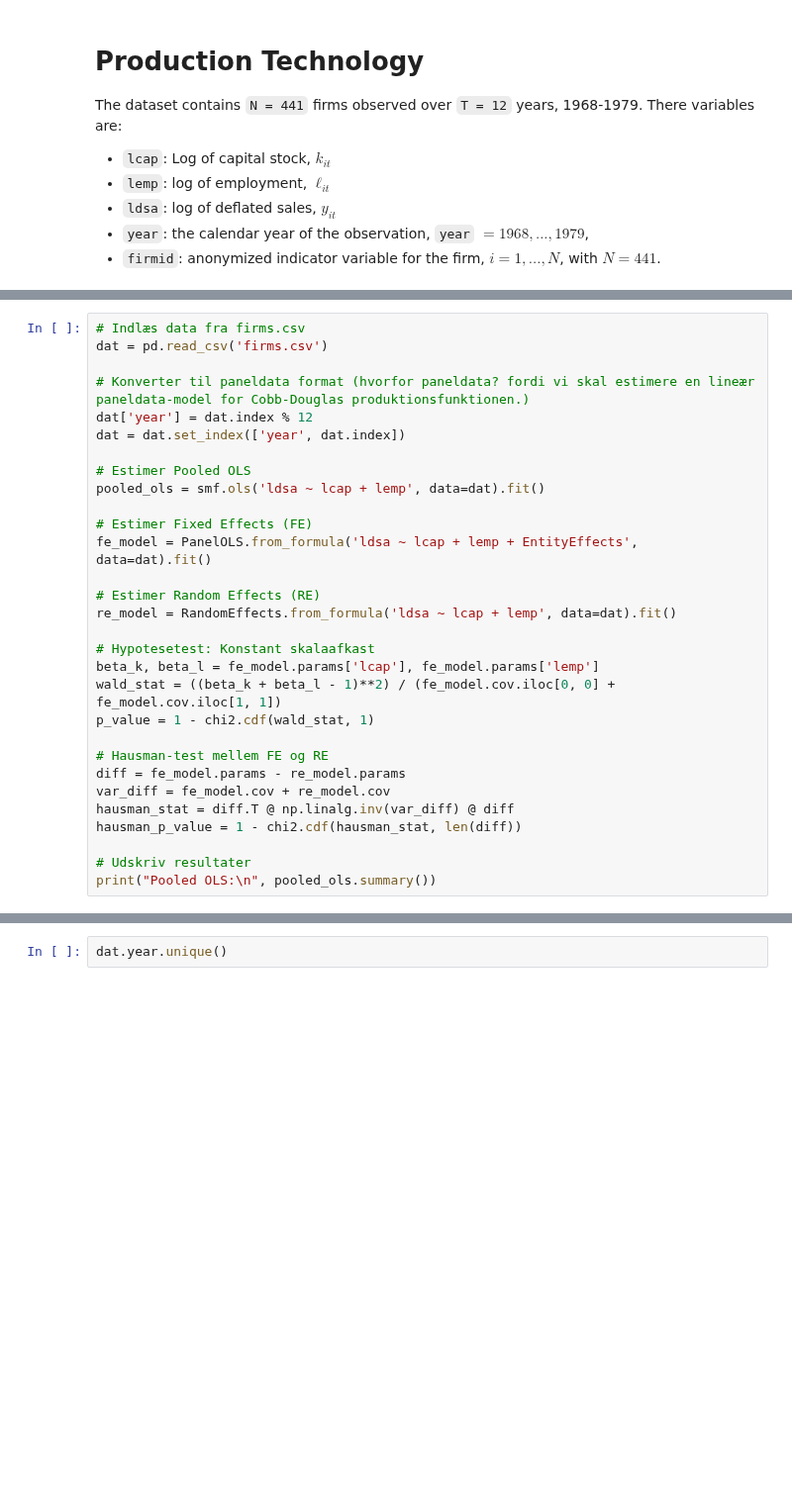
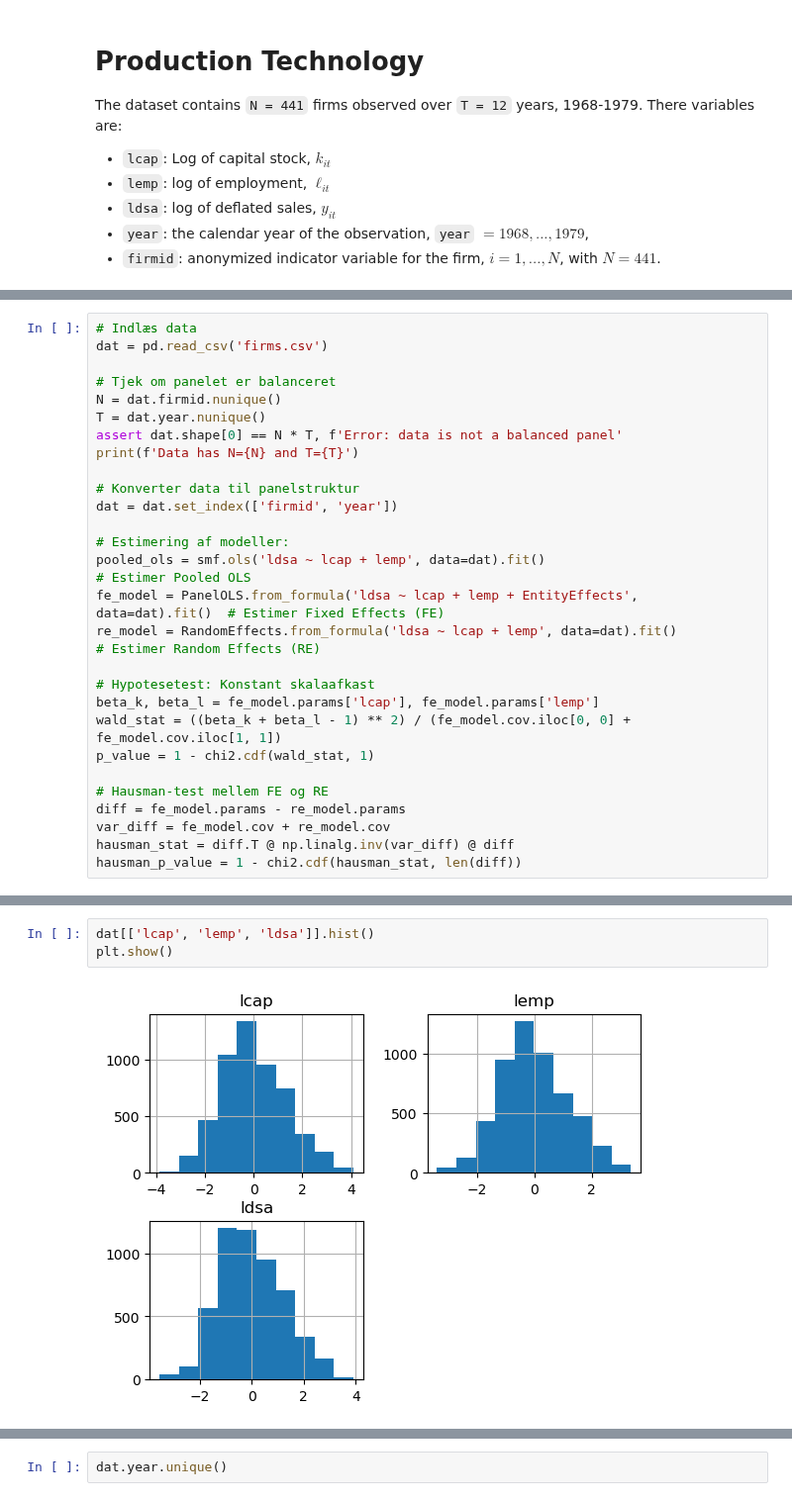
Before and after one commit to Maja0lsen/EconometricsB-aflevinger, a Jupyter notebook: read.ipynb, the cells around one changed output, grey strips where cells are left out. Shown at 99% size. Cells and saved outputs as stored; diff of their text form; blank space fills up the shorter version.

```diff
--- a/read.ipynb
+++ b/read.ipynb
@@ -20,23 +18,24 @@ from scipy.stats import chi2
 # %%
-# Indlæs data fra firms.csv
+# Indlæs data
 dat = pd.read_csv('firms.csv')
 
-# Konverter til paneldata format (hvorfor paneldata? fordi vi skal estimere en lineær paneldata-model for Cobb-Douglas produktionsfunktionen.)
-dat['year'] = dat.index % 12
-dat = dat.set_index(['year', dat.index])
+# Tjek om panelet er balanceret
+N = dat.firmid.nunique()
+T = dat.year.nunique()
+assert dat.shape[0] == N * T, f'Error: data is not a balanced panel'
+print(f'Data has N={N} and T={T}')
 
-# Estimer Pooled OLS
-pooled_ols = smf.ols('ldsa ~ lcap + lemp', data=dat).fit()
+# Konverter data til panelstruktur
+dat = dat.set_index(['firmid', 'year'])
 
-# Estimer Fixed Effects (FE)
-fe_model = PanelOLS.from_formula('ldsa ~ lcap + lemp + EntityEffects', data=dat).fit()
-
-# Estimer Random Effects (RE)
-re_model = RandomEffects.from_formula('ldsa ~ lcap + lemp', data=dat).fit()
+# Estimering af modeller:
+pooled_ols = smf.ols('ldsa ~ lcap + lemp', data=dat).fit()                              # Estimer Pooled OLS
+fe_model = PanelOLS.from_formula('ldsa ~ lcap + lemp + EntityEffects', data=dat).fit()  # Estimer Fixed Effects (FE)
+re_model = RandomEffects.from_formula('ldsa ~ lcap + lemp', data=dat).fit()             # Estimer Random Effects (RE)
 
 # Hypotesetest: Konstant skalaafkast
 beta_k, beta_l = fe_model.params['lcap'], fe_model.params['lemp']
-wald_stat = ((beta_k + beta_l - 1)**2) / (fe_model.cov.iloc[0, 0] + fe_model.cov.iloc[1, 1])
+wald_stat = ((beta_k + beta_l - 1) ** 2) / (fe_model.cov.iloc[0, 0] + fe_model.cov.iloc[1, 1])
 p_value = 1 - chi2.cdf(wald_stat, 1)
 
 # Hausman-test mellem FE og RE
@@ -44,7 +43,4 @@ diff = fe_model.params - re_model.params
 var_diff = fe_model.cov + re_model.cov
 hausman_stat = diff.T @ np.linalg.inv(var_diff) @ diff
 hausman_p_value = 1 - chi2.cdf(hausman_stat, len(diff))
-
-# Udskriv resultater
-print("Pooled OLS:\n", pooled_ols.summary())
 # %% [output]
@@ -115,0 +121,5 @@ Hausman-test mellem FE og RE: Test-statistik = 0.000, p-værdi = 1.000
+# %%
+dat[['lcap', 'lemp', 'ldsa']].hist()
+plt.show()
+# %% [output]
+[figure, added]
```
Also changed, not shown: parts of 11 cells of this notebook.
